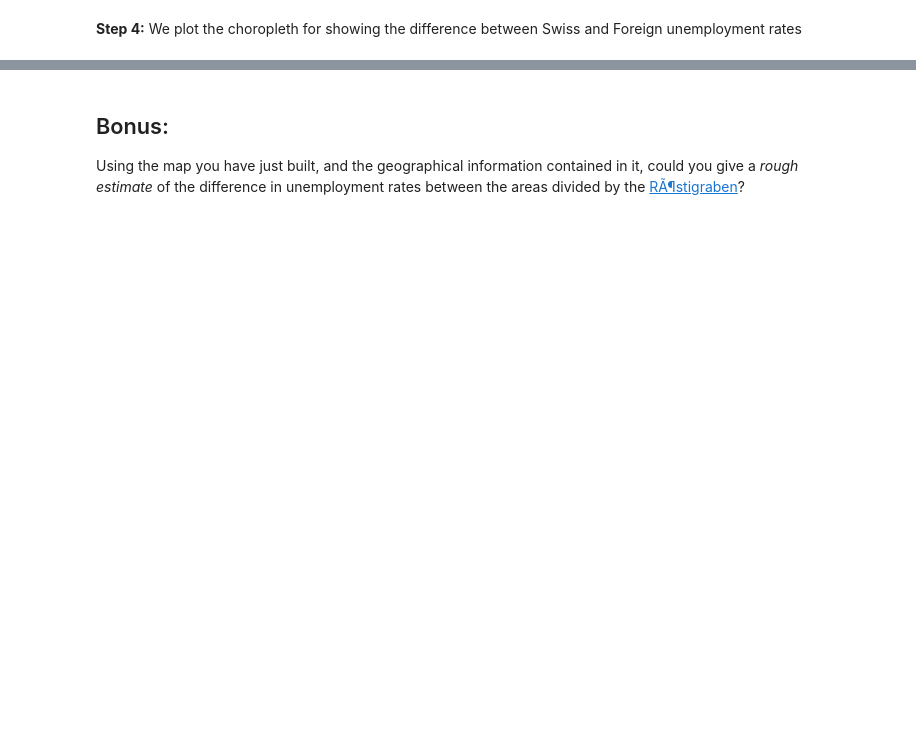
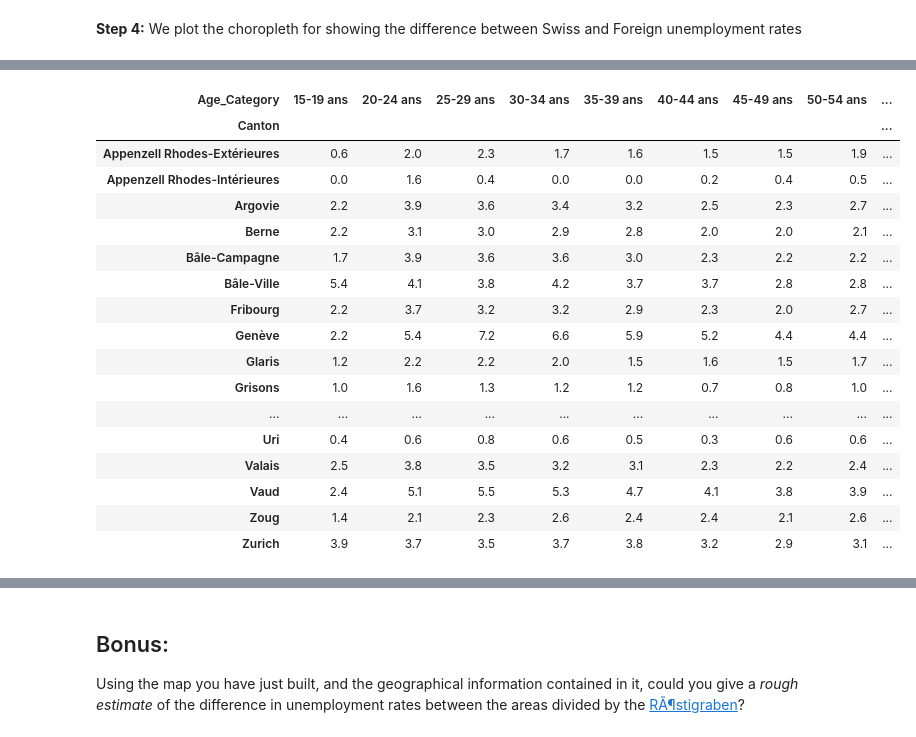
Before and after one commit to sourabhlal/ada2017, a Jupyter notebook: 03 - Interactive Viz/Homework3.ipynb, the cells around one changed output, grey strips where cells are left out. Cells and saved outputs as stored; diff of their text form; code cells hidden in the pictures; blank space fills up the shorter version.

```diff
--- a/03 - Interactive Viz/Homework3.ipynb
+++ b/03 - Interactive Viz/Homework3.ipynb
@@ -165,0 +221,22 @@ diff_map
+# %%
+df_pivoted_age = df_age.reset_index().pivot(index='Canton', columns='Age_Category', values='Unemployement_Rate')
+df_pivoted_age
+# %% [output]
+| Age_Category | 15-19 ans | 20-24 ans | 25-29 ans | 30-34 ans | 35-39 ans | 40-44 ans | 45-49 ans | 50-54 ans | ... |
+| Canton |  |  |  |  |  |  |  |  | ... |
+| Appenzell Rhodes-Extérieures | 0.6 | 2.0 | 2.3 | 1.7 | 1.6 | 1.5 | 1.5 | 1.9 | ... |
+| Appenzell Rhodes-Intérieures | 0.0 | 1.6 | 0.4 | 0.0 | 0.0 | 0.2 | 0.4 | 0.5 | ... |
+| Argovie | 2.2 | 3.9 | 3.6 | 3.4 | 3.2 | 2.5 | 2.3 | 2.7 | ... |
+| Berne | 2.2 | 3.1 | 3.0 | 2.9 | 2.8 | 2.0 | 2.0 | 2.1 | ... |
+| Bâle-Campagne | 1.7 | 3.9 | 3.6 | 3.6 | 3.0 | 2.3 | 2.2 | 2.2 | ... |
+| Bâle-Ville | 5.4 | 4.1 | 3.8 | 4.2 | 3.7 | 3.7 | 2.8 | 2.8 | ... |
+| Fribourg | 2.2 | 3.7 | 3.2 | 3.2 | 2.9 | 2.3 | 2.0 | 2.7 | ... |
+| Genève | 2.2 | 5.4 | 7.2 | 6.6 | 5.9 | 5.2 | 4.4 | 4.4 | ... |
+| Glaris | 1.2 | 2.2 | 2.2 | 2.0 | 1.5 | 1.6 | 1.5 | 1.7 | ... |
+| Grisons | 1.0 | 1.6 | 1.3 | 1.2 | 1.2 | 0.7 | 0.8 | 1.0 | ... |
+| ... | ... | ... | ... | ... | ... | ... | ... | ... | ... |
+| Uri | 0.4 | 0.6 | 0.8 | 0.6 | 0.5 | 0.3 | 0.6 | 0.6 | ... |
+| Valais | 2.5 | 3.8 | 3.5 | 3.2 | 3.1 | 2.3 | 2.2 | 2.4 | ... |
+| Vaud | 2.4 | 5.1 | 5.5 | 5.3 | 4.7 | 4.1 | 3.8 | 3.9 | ... |
+| Zoug | 1.4 | 2.1 | 2.3 | 2.6 | 2.4 | 2.4 | 2.1 | 2.6 | ... |
+| Zurich | 3.9 | 3.7 | 3.5 | 3.7 | 3.8 | 3.2 | 2.9 | 3.1 | ... |
```
Also changed, not shown: parts of 7 cells of this notebook.
